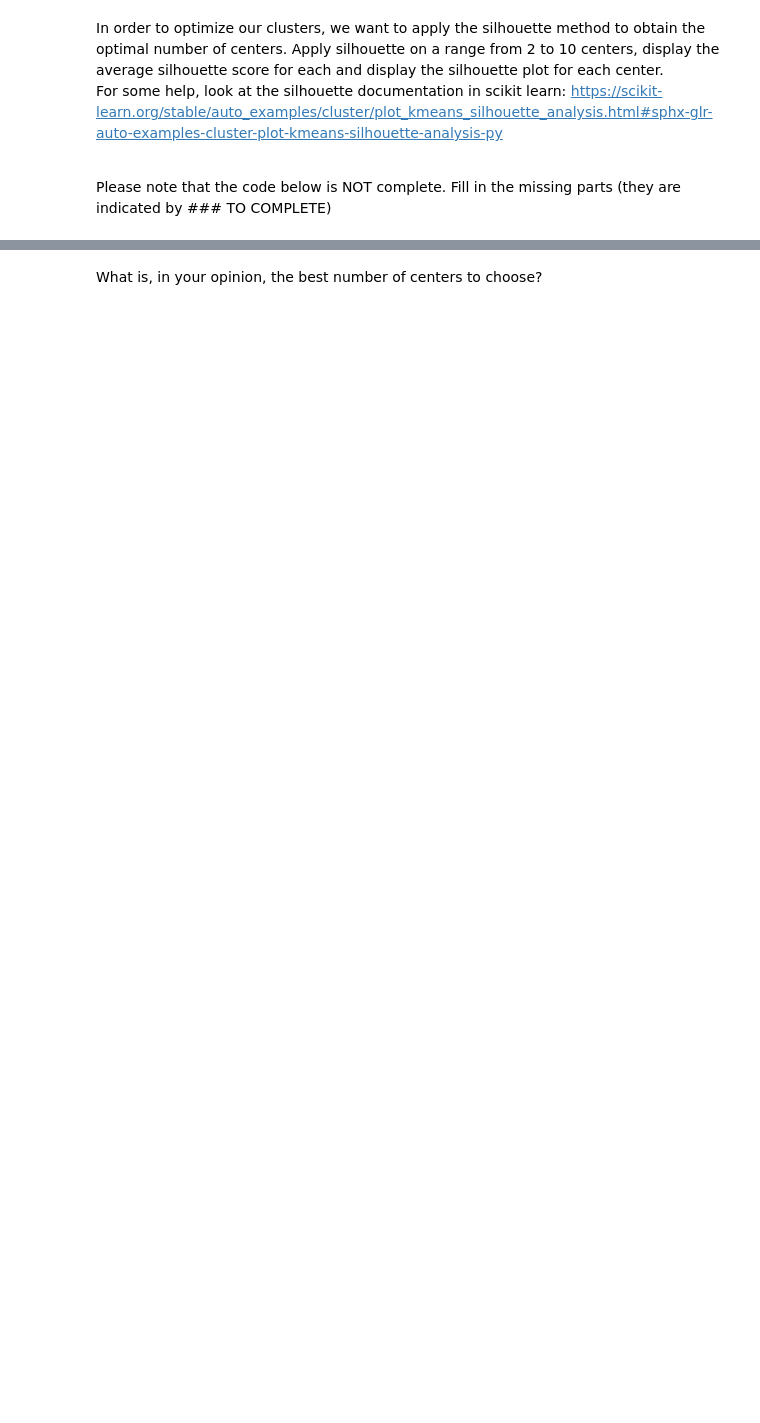
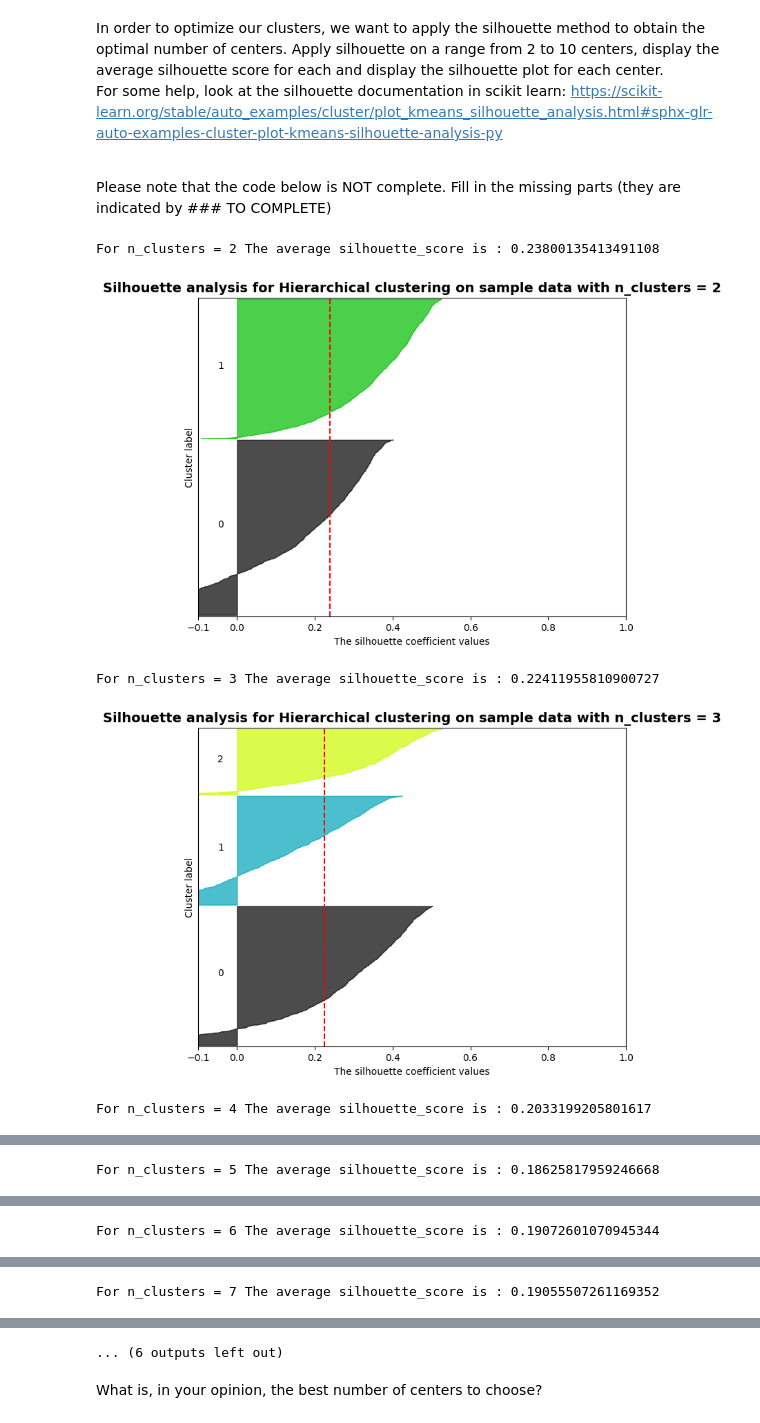
Before and after one commit to Benbakreti0Amine/data_analysis_project_M1CNS, a Jupyter notebook: TD2_3.ipynb, the cells around one changed output, grey strips where cells are left out. Drawn from its saved outputs; the diff is of its cells as text; code cells hidden in the pictures; blank space fills up the shorter version.

```diff
--- a/TD2_3.ipynb
+++ b/TD2_3.ipynb
@@ -956,3 +1253,74 @@ Apply silhouette on a range from 2 to 10 centers, display the average silhouette
 <br>
 
 Please note that the code below is NOT complete. Fill in the missing parts (they are indicated by ### TO COMPLETE)
+# %%
+import numpy as np
+import matplotlib.pyplot as plt
+import matplotlib.cm as cm
+from sklearn.cluster import AgglomerativeClustering
+from sklearn.metrics import silhouette_score, silhouette_samples
+
+range_n_clusters = range(2, 11)
+
+data = X_scaled_df
+
+for n_clusters in range_n_clusters:
+    fig, ax = plt.subplots(1, 1, figsize=(8, 6))
+
+    ax.set_xlim([-0.1, 1])
+
+    ax.set_ylim([0, len(data) + (n_clusters + 1) * 10])
+
+
+    clusterer = AgglomerativeClustering(n_clusters=n_clusters, linkage='ward')  ### TO COMPLETE
+
+    cluster_labels = clusterer.fit_predict(data)  ### TO COMPLETE
+
+
+    silhouette_avg = silhouette_score(data, cluster_labels)  ### TO COMPLETE
+
+    print("For n_clusters =", n_clusters,
+          "The average silhouette_score is :", silhouette_avg)
+
+    sample_silhouette_values = silhouette_samples(data, cluster_labels)  ### TO COMPLETE
+
+    y_lower = 10
+    for i in range(n_clusters):
+
+        ith_cluster_silhouette_values = \
+            sample_silhouette_values[cluster_labels == i]
+
+        ith_cluster_silhouette_values.sort()
+
+        size_cluster_i = ith_cluster_silhouette_values.shape[0]
+        y_upper = y_lower + size_cluster_i
+
+        color = cm.nipy_spectral(float(i) / n_clusters)
+        ax.fill_betweenx(np.arange(y_lower, y_upper),
+                          0, ith_cluster_silhouette_values,
+                          facecolor=color, edgecolor=color, alpha=0.7)
+
+        ax.text(-0.05, y_lower + 0.5 * size_cluster_i, str(i))
+
+        y_lower = y_upper + 10  # 10 for the 0 samples
+
+    ax.set_title("The silhouette plot for the various clusters.")
+    ax.set_xlabel("The silhouette coefficient values")
+    ax.set_ylabel("Cluster label")
+
+    ax.axvline(x=silhouette_avg, color="red", linestyle="--")
+
+    ax.set_yticks([])  # Clear the yaxis labels / ticks
+    ax.set_xticks([-0.1, 0, 0.2, 0.4, 0.6, 0.8, 1])
+
+    plt.title(("Silhouette analysis for Hierarchical clustering on sample data "
+                  "with n_clusters = %d" % n_clusters),
+                 fontsize=14, fontweight='bold')
+
+    plt.show()
+# %% [output]
+For n_clusters = 2 The average silhouette_score is : 0.23800135413491108
+[figure, added]
+For n_clusters = 3 The average silhouette_score is : 0.22411955810900727
+[figure, added]
+For n_clusters = 4 The average silhouette_score is : 0.2033199205801617
@@ -958,0 +1328 @@ Please note that the code below is NOT complete. Fill in the missing parts (they
+For n_clusters = 5 The average silhouette_score is : 0.18625817959246668
@@ -958,0 +1330 @@ Please note that the code below is NOT complete. Fill in the missing parts (they
+For n_clusters = 6 The average silhouette_score is : 0.19072601070945344
@@ -958,0 +1332 @@ Please note that the code below is NOT complete. Fill in the missing parts (they
+For n_clusters = 7 The average silhouette_score is : 0.19055507261169352
@@ -959,3 +1334,4 @@ Please note that the code below is NOT complete. Fill in the missing parts (they
+... (6 outputs left out)
 # %%
 range_n_clusters =   ### TO COMPLETE
 
```
Also changed, not shown: parts of 20 cells of this notebook.
